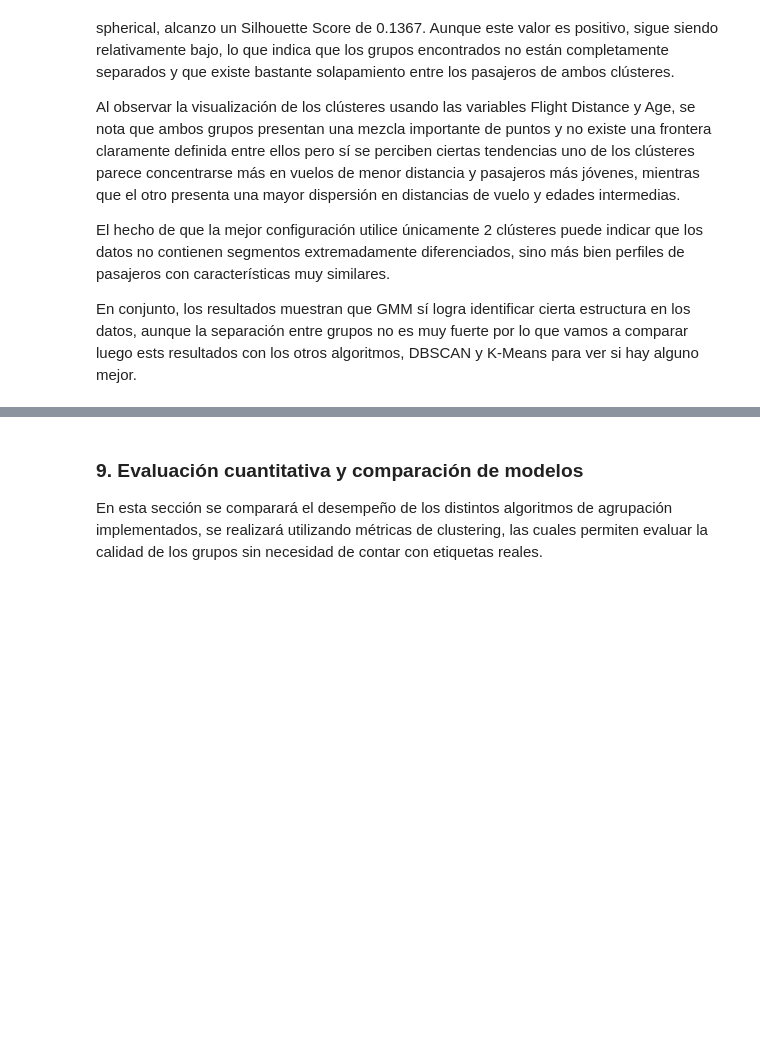
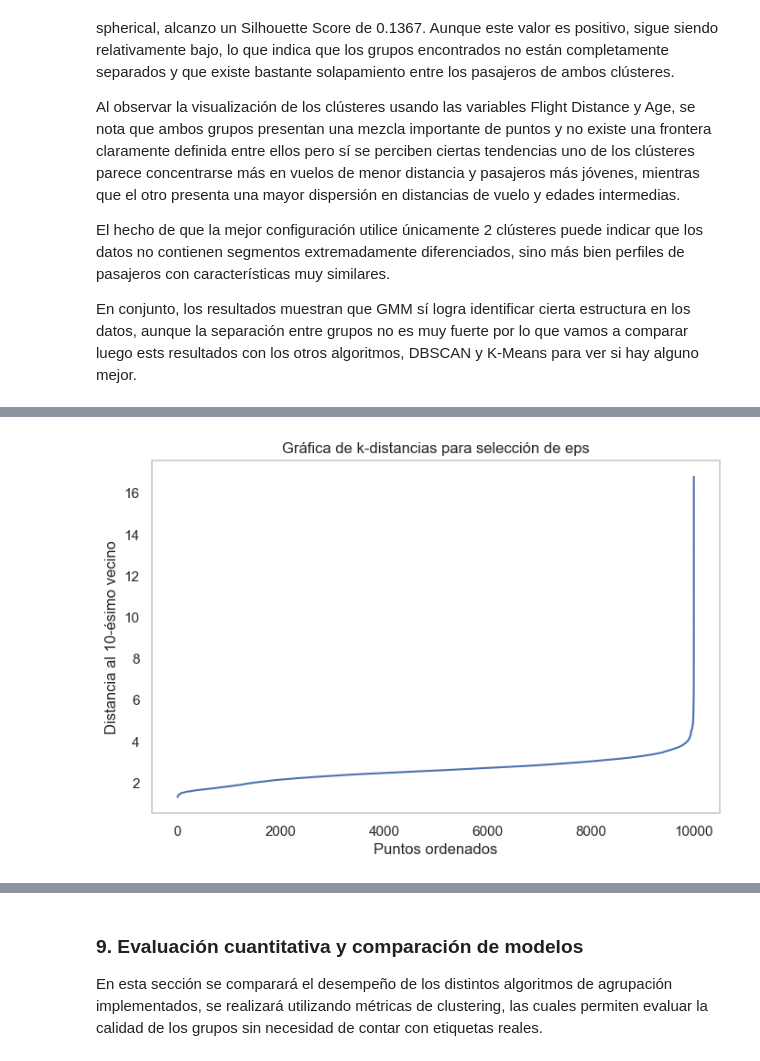
Before and after one commit to lfelipesales/Laboratorios-AprendizajeDeMaquina, a Jupyter notebook: LAB4/Laboratorio4.ipynb, the cells around one changed output, grey strips where cells are left out. Cells and saved outputs as stored; diff of their text form; code cells hidden in the pictures; blank space fills up the shorter version.

```diff
--- a/LAB4/Laboratorio4.ipynb
+++ b/LAB4/Laboratorio4.ipynb
@@ -424,0 +429,19 @@ En conjunto, los resultados muestran que GMM sí logra identificar cierta estruc
+# %%
+k_vecinos = 10
+
+nn = NearestNeighbors(n_neighbors=k_vecinos)
+nn.fit(X_preprocesado)
+
+distancias, _ = nn.kneighbors(X_preprocesado)
+
+distancias_k = np.sort(distancias[:, k_vecinos - 1])
+
+plt.figure(figsize=(8, 5))
+plt.plot(distancias_k)
+plt.xlabel("Puntos ordenados")
+plt.ylabel(f"Distancia al {k_vecinos}-ésimo vecino")
+plt.title("Gráfica de k-distancias para selección de eps")
+plt.grid()
+plt.show()
+# %% [output]
+[figure, added]
```
Also changed, not shown: parts of 29 cells of this notebook.
